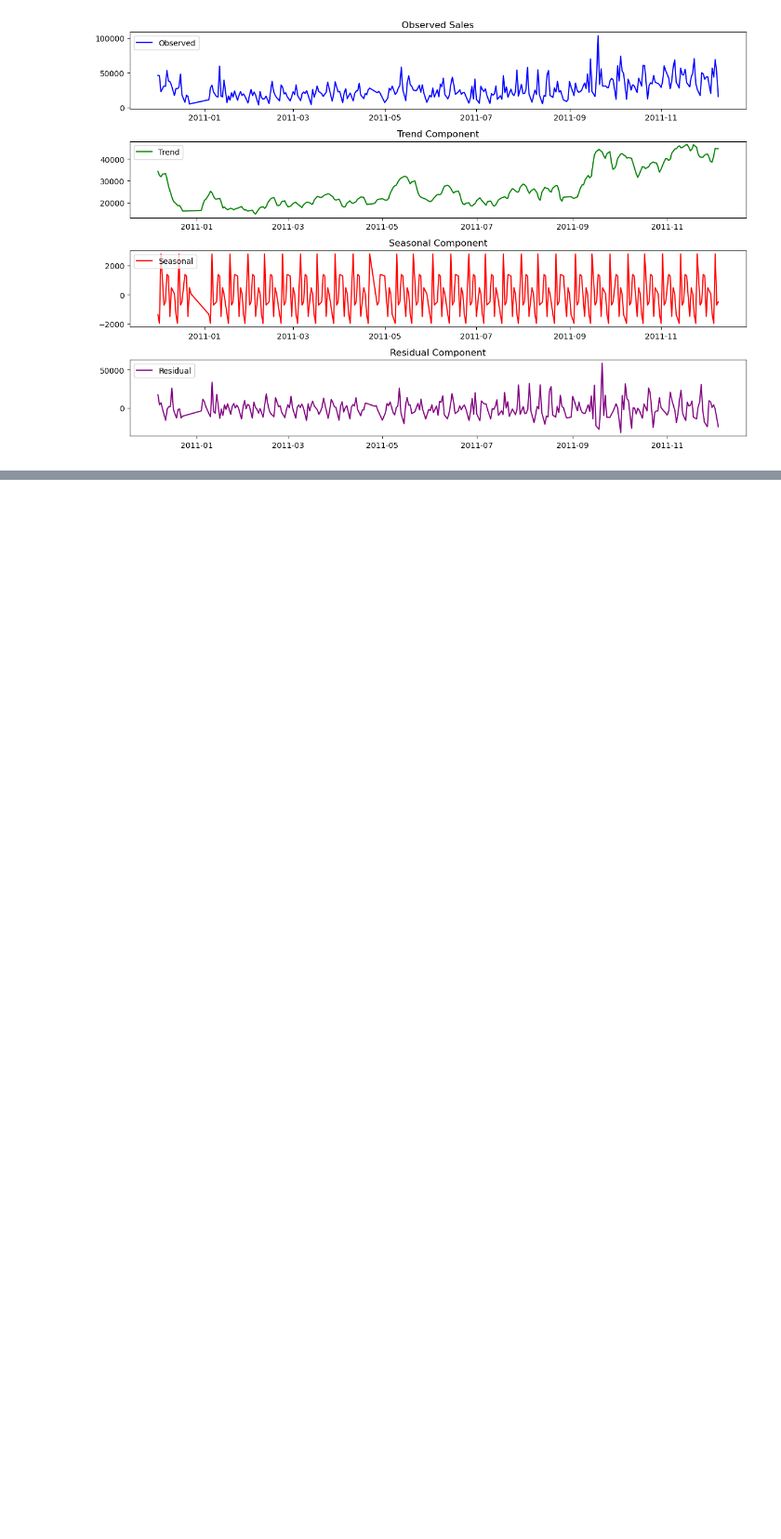
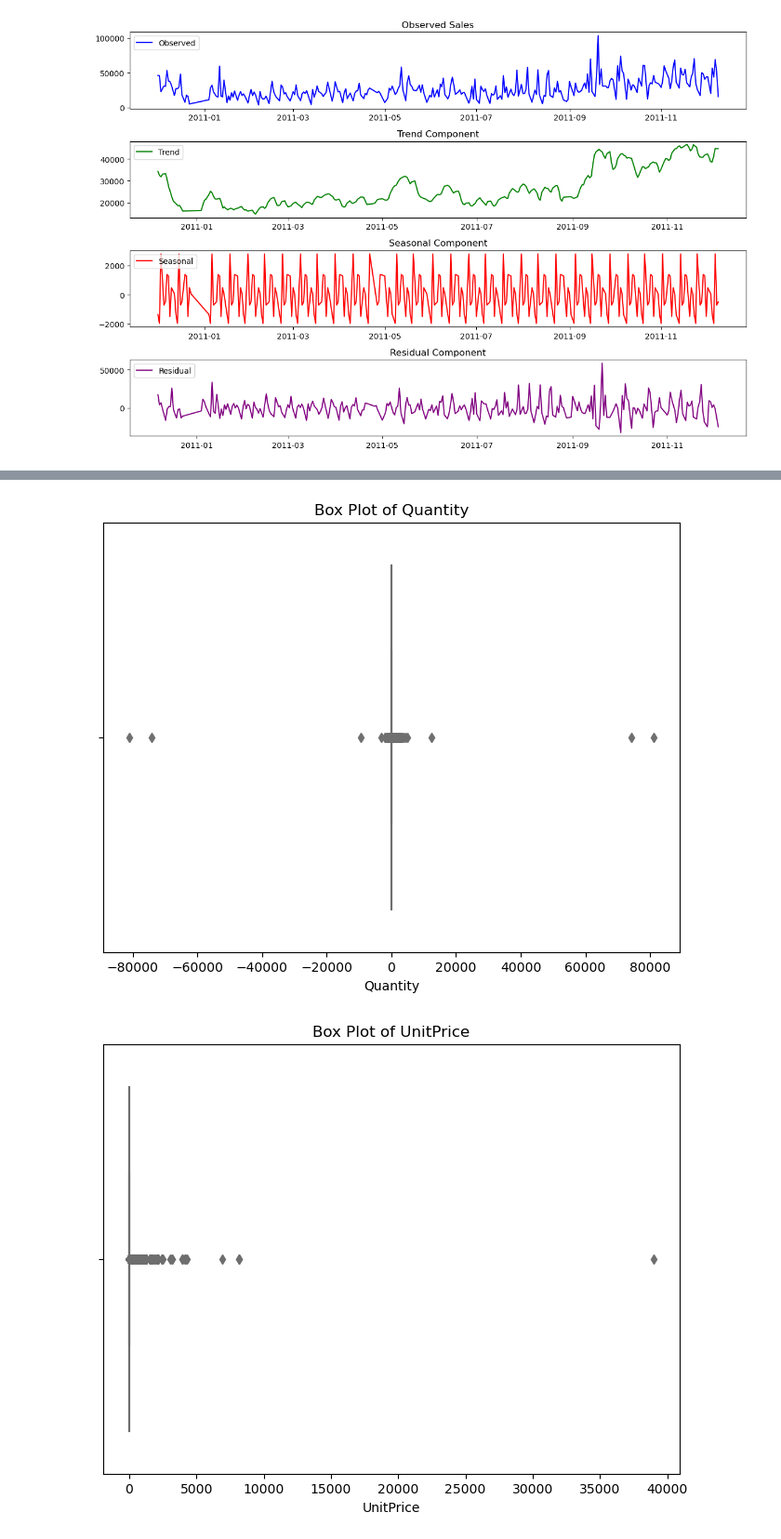
Before and after one commit to faisal8373/data-analysis, a Jupyter notebook: exploratory data analysis/online_retail/online_retail.ipynb, the cells around one changed output, grey strips where cells are left out. Shown at 93% size. Saved outputs shown, nothing was run; the diff lists cells and outputs as text; code cells hidden in the pictures; blank space fills up the shorter version.

```diff
--- a/exploratory data analysis/online_retail/online_retail.ipynb
+++ b/exploratory data analysis/online_retail/online_retail.ipynb
@@ -248,0 +321,16 @@ plt.show()
+# %%
+plt.figure(figsize=(8, 6))
+sns.boxplot(x=df['Quantity'], color='skyblue')
+plt.title('Box Plot of Quantity')
+plt.xlabel('Quantity')
+plt.show()
+
+# Visualize outliers for the 'UnitPrice' column
+plt.figure(figsize=(8, 6))
+sns.boxplot(x=df['UnitPrice'], color='lightcoral')
+plt.title('Box Plot of UnitPrice')
+plt.xlabel('UnitPrice')
+plt.show()
+# %% [output]
+[figure, added]
+[figure, added]
```
Also changed, not shown: parts of 9 cells of this notebook.
